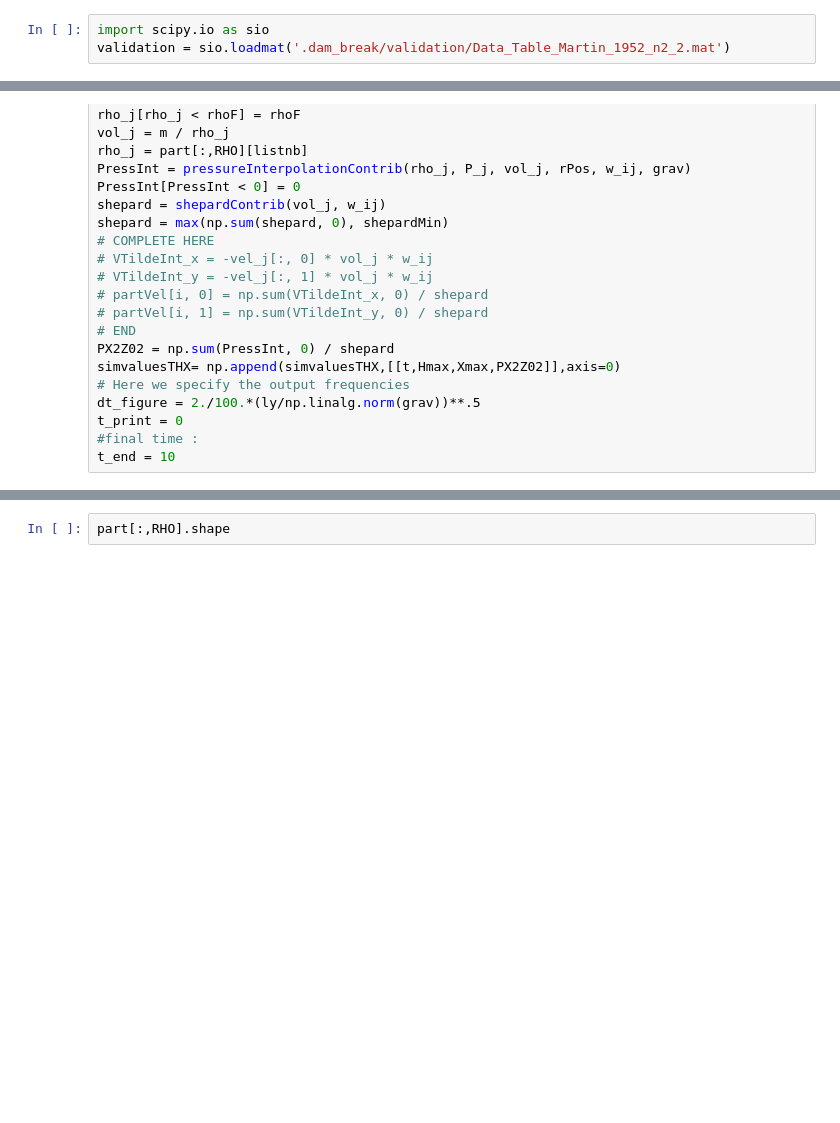
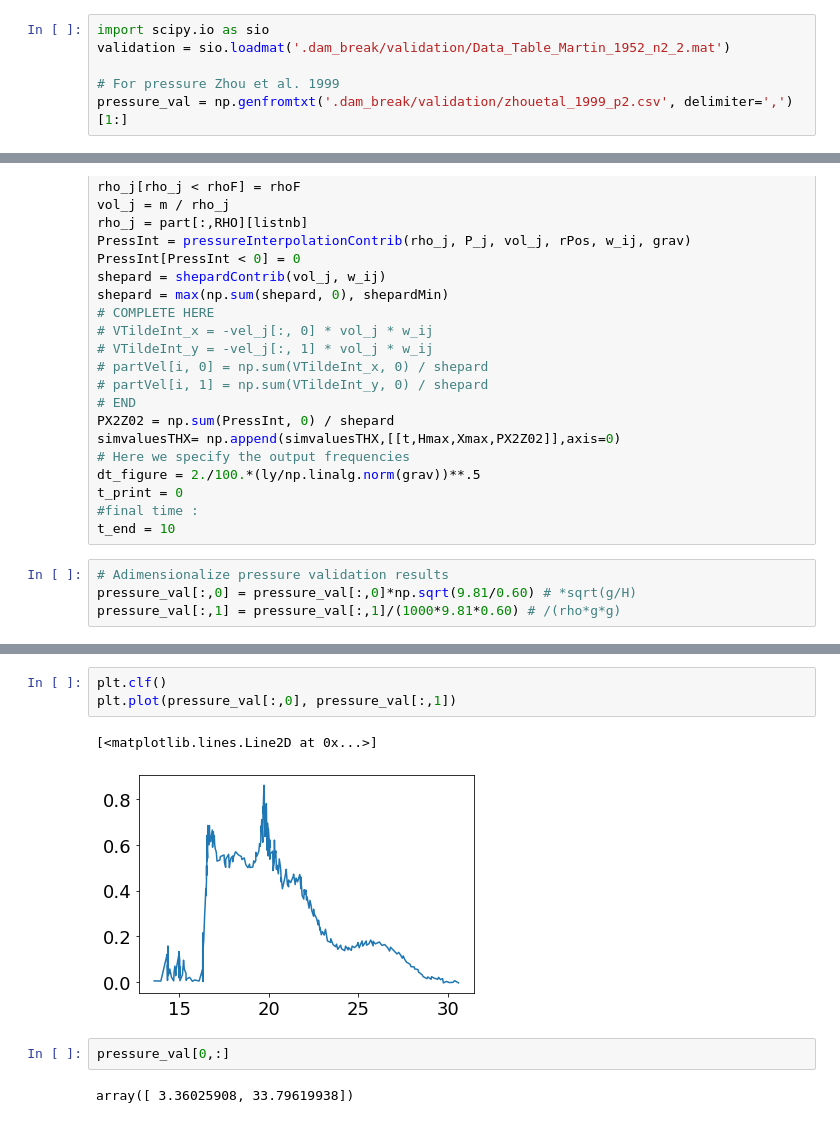
Before and after one commit to LudoBike/SPH_density_diffusion, a Jupyter notebook: simulationDamBreakDensityDiffusion.ipynb, the cells around one changed output, grey strips where cells are left out. Saved outputs shown, nothing was run; the diff lists cells and outputs as text; blank space fills up the shorter version.

Commit message:
Add exp result from Zhou et al. 1999

```diff
--- a/simulationDamBreakDensityDiffusion.ipynb
+++ b/simulationDamBreakDensityDiffusion.ipynb
@@ -39,6 +39,9 @@ os.mkdir(figures_directory)
 # %%
 import scipy.io as sio
 validation = sio.loadmat('.dam_break/validation/Data_Table_Martin_1952_n2_2.mat')
+
+# For pressure Zhou et al. 1999
+pressure_val = np.genfromtxt('.dam_break/validation/zhouetal_1999_p2.csv', delimiter=',')[1:]
 # %%
 #FLUID PARAMETERS
 rhoF = 1000
@@ -125,6 +128,10 @@ dt_figure = 2./100.*(ly/np.linalg.norm(grav))**.5
 t_print = 0
 #final time :
 t_end = 10
+# %%
+# Adimensionalize pressure validation results
+pressure_val[:,0] = pressure_val[:,0]*np.sqrt(9.81/0.60) # *sqrt(g/H)
+pressure_val[:,1] = pressure_val[:,1]/(1000*9.81*0.60) # /(rho*g*g)
 # %%
 %matplotlib notebook
 while t<t_end:
@@ -280,2 +288,10 @@ while t<t_end:
-# %%
-part[:,RHO].shape
+# %%
+plt.clf()
+plt.plot(pressure_val[:,0], pressure_val[:,1])
+# %% [output]
+[<matplotlib.lines.Line2D at 0x...>]
+[figure, added]
+# %%
+pressure_val[0,:]
+# %% [output]
+array([ 3.36025908, 33.79619938])
```
Also changed, not shown: parts of 1 cell of this notebook, 2 other files.
